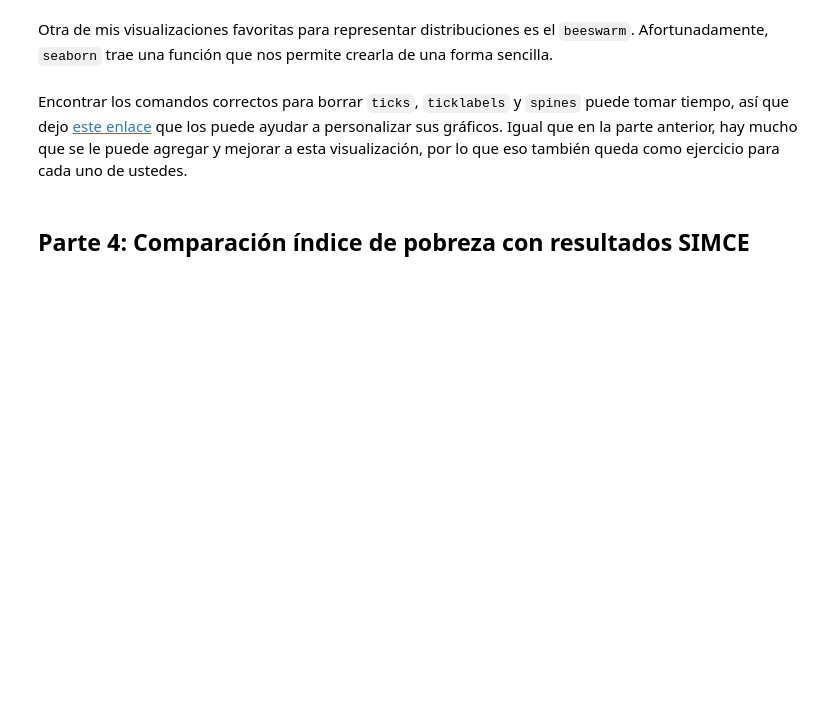
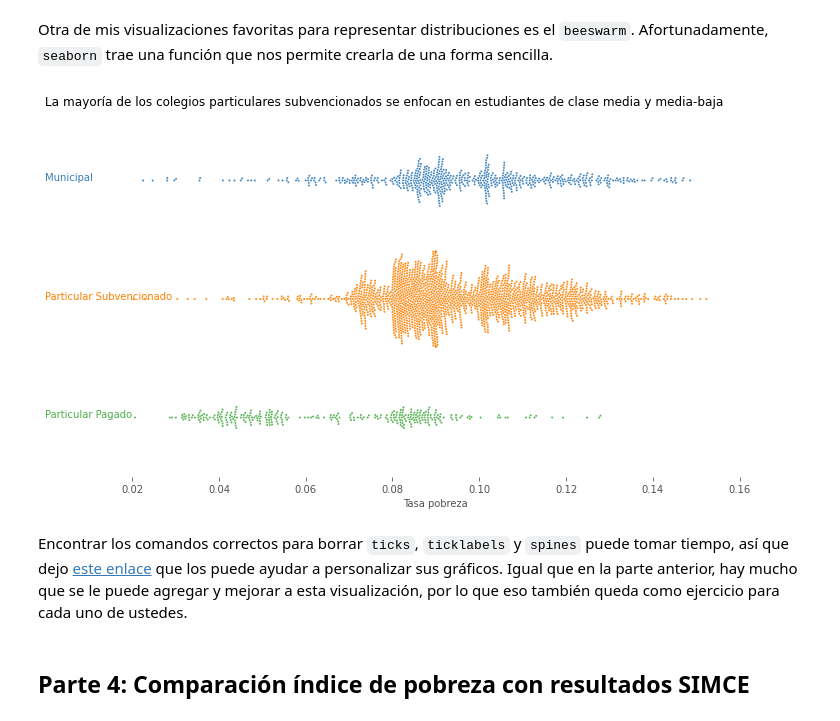
Before and after one commit to fbecerra/curso-infovis-python, a Jupyter notebook: 2024/notebooks/06 - Analisis y visualizacion - Establecimientos Educacionales.ipynb, the cells around one changed output. Drawn from its saved outputs; the diff is of its cells as text; code cells hidden in the pictures; blank space fills up the shorter version.

Commit message:
agrega clase 06

```diff
--- a/2024/notebooks/06 - Analisis y visualizacion - Establecimientos Educacionales.ipynb
+++ b/2024/notebooks/06 - Analisis y visualizacion - Establecimientos Educacionales.ipynb
@@ -237,34 +348,36 @@ Otra de mis visualizaciones favoritas para representar distribuciones es el `bee
 # %%
 labels = ['Municipal', 'Particular Subvencionado', 'Particular Pagado']
 colors = ['#377eb8', '#ff7f00', '#4daf4a']
 
-# fig, ax = plt.subplots(3,1,figsize=(10,6), sharex=True)
+fig, ax = plt.subplots(3,1,figsize=(10,6), sharex=True)
 
 for depe in range(1, 4):
     filtered = rbd_pobreza[rbd_pobreza['COD_DEPE2'] == depe]
-    sns.swarmplot(x = filtered['TASA_POBREZA']) #, ax=ax[depe-1],
-                  #alpha=0.9, label=labels[depe-1], size=2, color=colors[depe-1])
+    sns.swarmplot(x = filtered['TASA_POBREZA'], ax=ax[depe-1],
+                  alpha=0.9, label=labels[depe-1], size=2, color=colors[depe-1])
 
-#     ax[depe-1].set_xlim(0.02,0.16)
-#     ax[depe-1].set_yticklabels([labels[depe-1]])
-#     ax[depe-1].text(0, 0, labels[depe-1], color=colors[depe-1])
+    ax[depe-1].set_xlim(0.02,0.16)
+    ax[depe-1].set_yticklabels([labels[depe-1]])
+    ax[depe-1].text(0, 0, labels[depe-1], color=colors[depe-1])
 
-#     if (depe == 3):
-#         for key, spine in ax[depe-1].spines.items():
-#             spine.set_visible(False)
-#         ax[depe-1].spines['left'].set_visible(False)
-#         ax[depe-1].spines['right'].set_visible(False)
-#         ax[depe-1].xaxis.label.set_color('#525252')
-#         ax[depe-1].tick_params(axis='x', colors='#525252')
-#         ax[depe-1].set_xlabel('Tasa pobreza')
-#         ax[depe-1].set_yticks([])
-#     else:
-#         ax[depe-1].set_axis_off()
+    if (depe == 3):
+        for key, spine in ax[depe-1].spines.items():
+            spine.set_visible(False)
+        ax[depe-1].spines['left'].set_visible(False)
+        ax[depe-1].spines['right'].set_visible(False)
+        ax[depe-1].xaxis.label.set_color('#525252')
+        ax[depe-1].tick_params(axis='x', colors='#525252')
+        ax[depe-1].set_xlabel('Tasa pobreza')
+        ax[depe-1].set_yticks([])
+    else:
+        ax[depe-1].set_axis_off()
 
-# fig.suptitle('La mayoría de los colegios particulares subvencionados se enfocan en estudiantes de clase media y media-baja', x=0.005, y=0.98, ha='left')
+fig.suptitle('La mayoría de los colegios particulares subvencionados se enfocan en estudiantes de clase media y media-baja', x=0.005, y=0.98, ha='left')
 fig.tight_layout()
 plt.subplots_adjust(hspace=0)
 plt.show()
+# %% [output]
+[figure, added]
 # %% [markdown]
 Encontrar los comandos correctos para borrar `ticks`, `ticklabels` y `spines` puede tomar tiempo, así que dejo [este enlace](https://stackabuse.com/matplotlib-turn-off-axis-spines-ticklabels-axislabels-grid/) que los puede ayudar a personalizar sus gráficos. Igual que en la parte anterior, hay mucho que se le puede agregar y mejorar a esta visualización, por lo que eso también queda como ejercicio para cada uno de ustedes.
 # %% [markdown]
```
Also changed, not shown: parts of 33 cells of this notebook, 1 other file.
